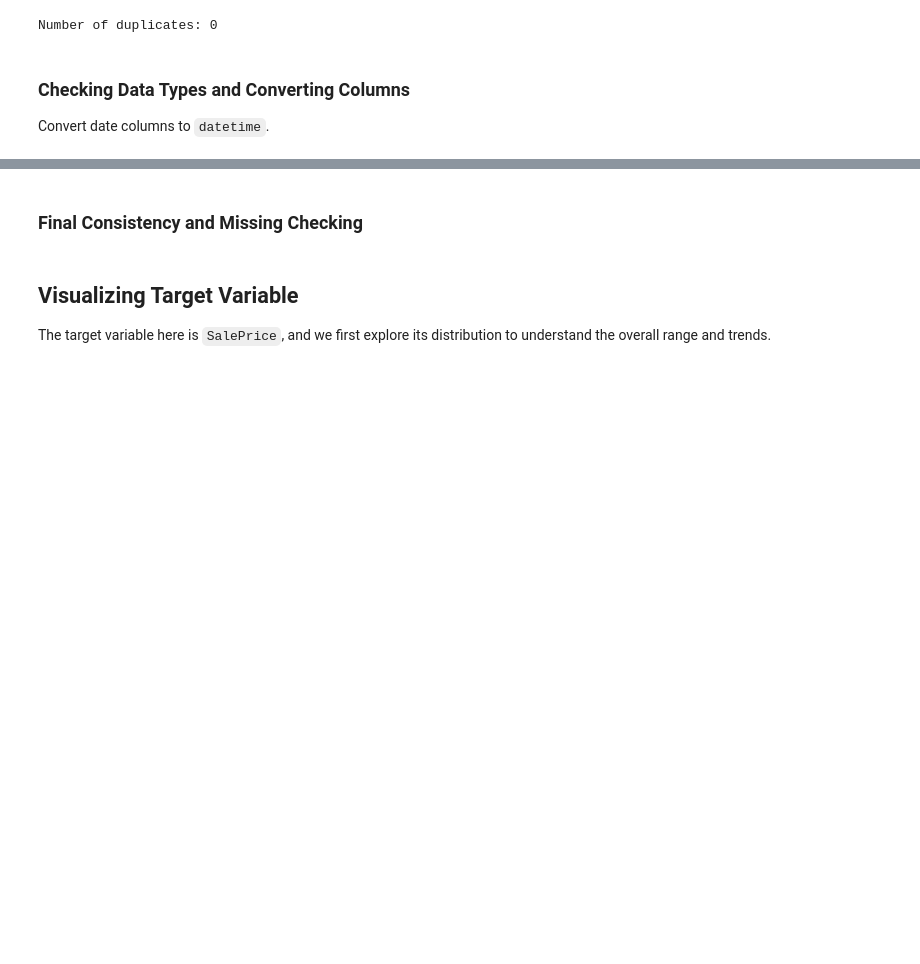
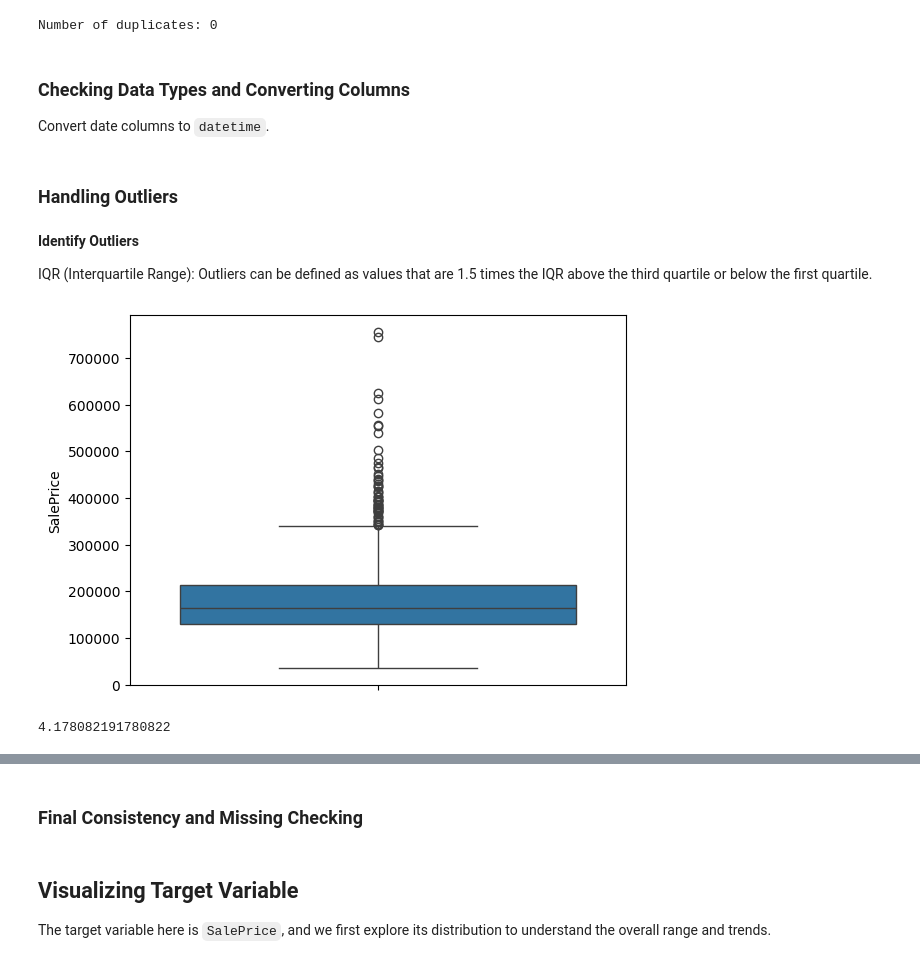
Before and after one commit to lucas6028/house-prices, a Jupyter notebook: HousePrices.ipynb, the cells around one changed output, grey strips where cells are left out. Cells and saved outputs as stored; diff of their text form; code cells hidden in the pictures; blank space fills up the shorter version.

Commit message:
Handle outliers in the data

```diff
--- a/HousePrices.ipynb
+++ b/HousePrices.ipynb
@@ -221,13 +226,0 @@ test['Exterior1st'] = test['Exterior1st'].fillna(test['Exterior1st'].mode()[0])
-# %%
-# Boxplot for 'GrLivArea'
-sns.boxplot(x=train['GrLivArea'])
-plt.show()
-
-# Z-Score method
-from scipy.stats import zscore
-
-# Calculate Z-scores for 'GrLivArea'
-train['zscore'] = zscore(train['GrLivArea'])
-
-# Filter out the outliers
-train_no_outliers = train[(train['zscore'] > -3) & (train['zscore'] < 3)]
@@ -238,7 +227,3 @@ Remove the outliers are erroneous or clearly unrepresentative of the data (e.g.,
-# %%
-# Remove outliers for 'GrLivArea' > 4500
-train = train[train['GrLivArea'] < 4500]
-test = test[test['GrLivArea'] < 4500]
 # %% [markdown]
 **Identify Duplicate**
 # %%
@@ -297,3 +282,23 @@ test['OverallQual'] = test['OverallQual'].astype(str)
 
 train['OverallCond'] = train['OverallCond'].astype(str)
 test['OverallCond'] = test['OverallCond'].astype(str)
+# %% [markdown]
+### Handling Outliers
+# %% [markdown]
+**Identify Outliers**
+
+IQR (Interquartile Range): Outliers can be defined as values that are 1.5 times the IQR above the third quartile or below the first quartile.
+# %%
+sns.boxplot(data=train['SalePrice'])
+plt.show()
+# %% [output]
+[figure, added]
+# %%
+Q1 = train['SalePrice'].quantile(0.25)
+Q3 = train['SalePrice'].quantile(0.75)
+IQR = Q3 - Q1
+outliers = train[(train['SalePrice'] < (Q1 - 1.5 * IQR)) | (train['SalePrice'] > (Q3 + 1.5 * IQR))]
+
+len(outliers) / len(train) * 100 # Percentage of outliers
+# %% [output]
+4.178082191780822
```
Also changed, not shown: parts of 24 cells of this notebook, 4 other files.
